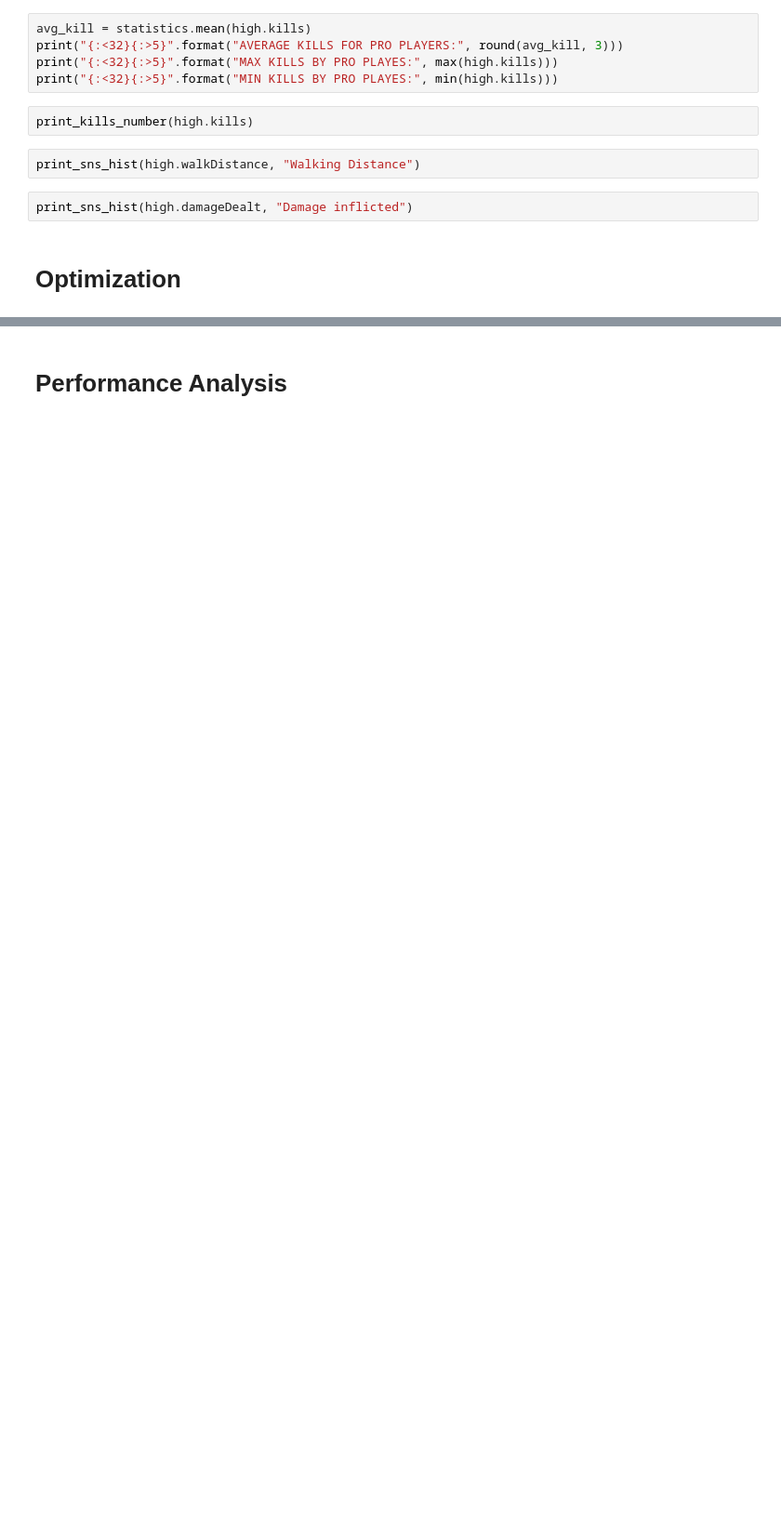
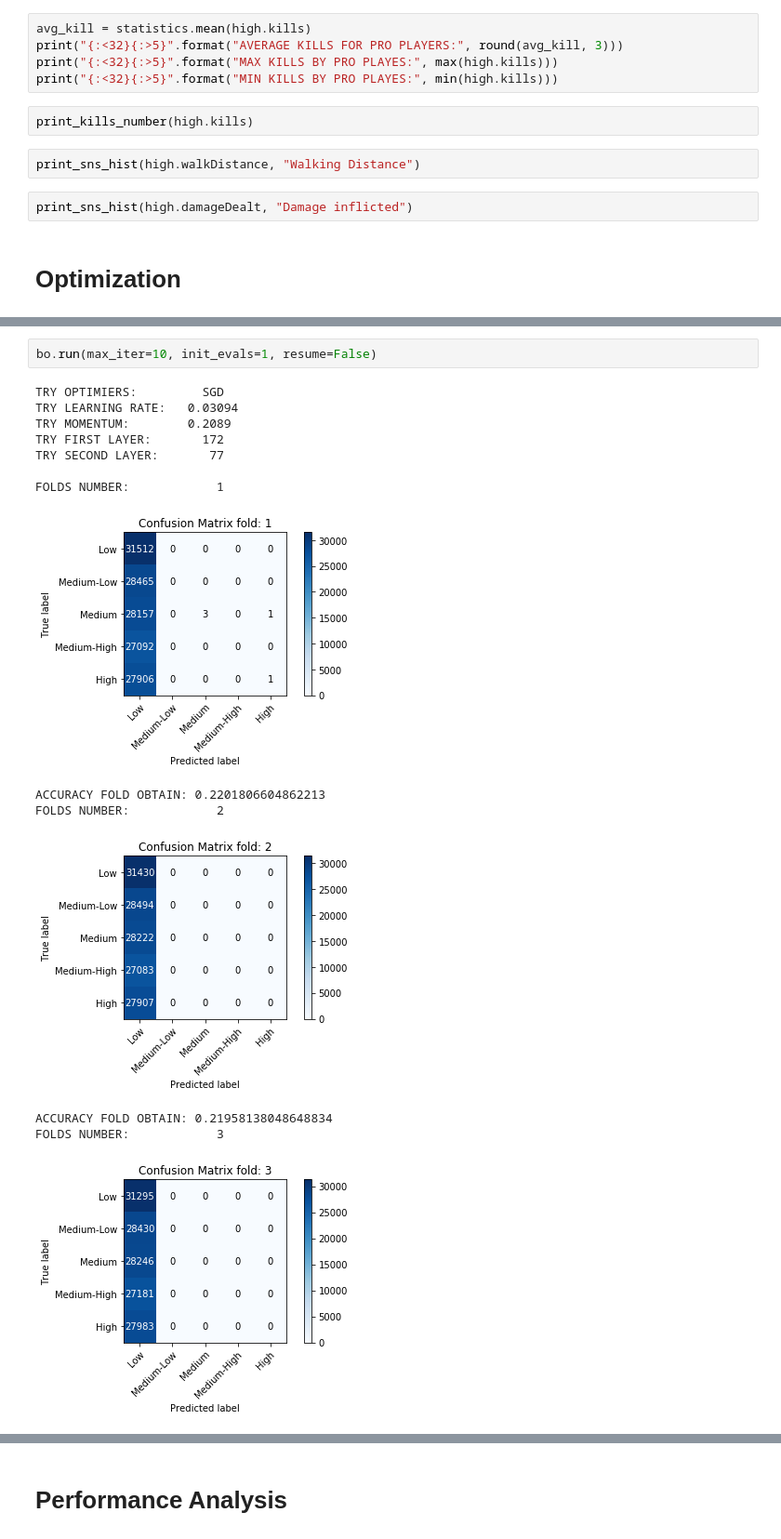
Before and after one commit to Villone96/PUBG-finish-placement-prediction, a Jupyter notebook: code/Advance_Machine_Learning_code.ipynb, the cells around one changed output, grey strips where cells are left out. Shown at 93% size. Drawn from its saved outputs; the diff is of its cells as text; blank space fills up the shorter version.

```diff
--- a/code/Advance_Machine_Learning_code.ipynb
+++ b/code/Advance_Machine_Learning_code.ipynb
@@ -452,0 +482,17 @@ acq = Acquisition(mode="ExpectedImprovement")
+# %%
+bo.run(max_iter=10, init_evals=1, resume=False)
+# %% [output]
+TRY OPTIMIERS:         SGD
+TRY LEARNING RATE:   0.03094
+TRY MOMENTUM:        0.2089
+TRY FIRST LAYER:       172
+TRY SECOND LAYER:       77
+
+FOLDS NUMBER:            1
+[figure, added]
+ACCURACY FOLD OBTAIN: 0.2201806604862213
+FOLDS NUMBER:            2
+[figure, added]
+ACCURACY FOLD OBTAIN: 0.21958138048648834
+FOLDS NUMBER:            3
+[figure, added]
```
Also changed, not shown: parts of 10 cells of this notebook.
